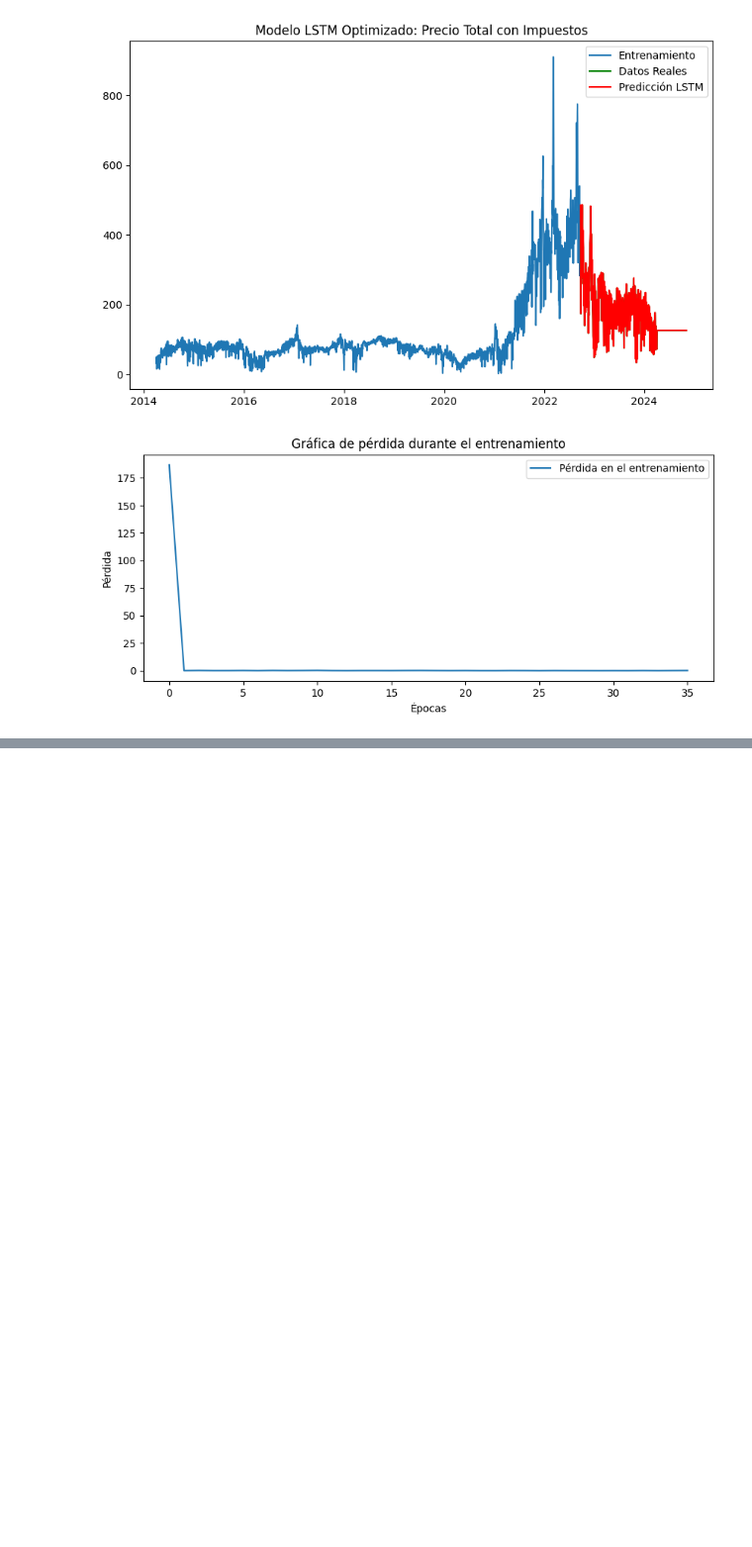
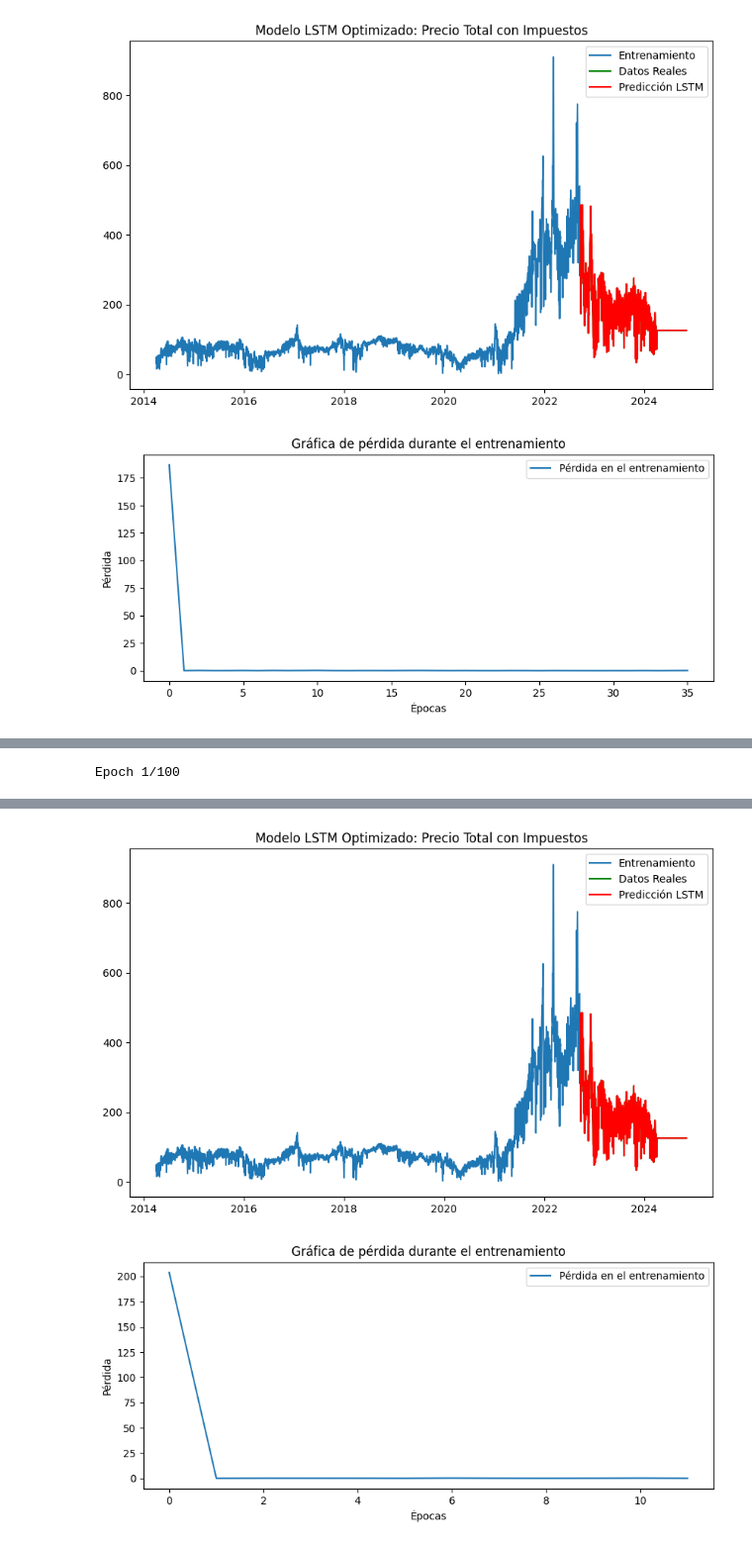
Before and after one commit to almagp123/TerraWatt, a Jupyter notebook: Terrawatt/Modelos_predicción/modelo_precios.ipynb, the cells around one changed output, grey strips where cells are left out. Shown at 99% size. Cells and saved outputs as stored; diff of their text form; code cells hidden in the pictures; blank space fills up the shorter version.

```diff
--- a/Terrawatt/Modelos_predicción/modelo_precios.ipynb
+++ b/Terrawatt/Modelos_predicción/modelo_precios.ipynb
@@ -94,0 +95,70 @@ WARNING:absl:You are saving your model as an HDF5 file via `model.save()` or `ke
+# %%
+import pandas as pd
+import numpy as np
+import tensorflow as tf
+from sklearn.metrics import mean_squared_error, r2_score
+import matplotlib.pyplot as plt
+
+# *1. Cargar el dataset*
+file_path = "../Limpieza_datos/Modelo_Precios_Met_Fest.csv"
+data = pd.read_csv(file_path, delimiter=';')
+
+# *2. Preprocesamiento del dataset*
+data['FECHA'] = pd.to_datetime(data['FECHA'])
+data = data.sort_values(by='FECHA')
+
+# *Filtrar la serie temporal de interés (Precio total con impuestos (€/MWh))*
+serie_temporal = data.set_index('FECHA')['Precio total con impuestos (€/MWh)'].dropna()
+
+# *3. División de los datos en entrenamiento y prueba (80% - 20%)*
+train_size = int(len(serie_temporal) * 0.8)
+train, test = serie_temporal.iloc[:train_size], serie_temporal.iloc[train_size:]
+
+# *Preparación de los datos para LSTM*
+X_train_nn = np.array(train).reshape(-1, 1, 1)  # Formato (samples, timesteps, features)
+X_test_nn = np.array(test).reshape(-1, 1, 1)
+
+# *4. Definición del modelo LSTM optimizado*
+model_lstm = tf.keras.Sequential([
+    tf.keras.layers.LSTM(100, activation='relu', input_shape=(1, 1), return_sequences=True),  # Más neuronas y return_sequences
+    tf.keras.layers.LSTM(50, activation='relu'),  # Segunda capa LSTM
+    tf.keras.layers.Dense(1)
+])
+
+model_lstm.compile(optimizer='adam', loss='mse')
+
+# *Callback para Early Stopping*
+early_stopping = tf.keras.callbacks.EarlyStopping(monitor='loss', patience=10, restore_best_weights=True)
+
+# *5. Entrenamiento del modelo*
+history = model_lstm.fit(X_train_nn, train.values, epochs=100, batch_size=32, verbose=1, callbacks=[early_stopping])
+
+# *6. Predicciones*
+predictions_lstm = model_lstm.predict(X_test_nn).flatten()
+
+# *7. Evaluación del modelo*
+rmse_lstm = np.sqrt(mean_squared_error(test, predictions_lstm))
+r2_lstm = r2_score(test, predictions_lstm)
+
+print(f"RMSE del Modelo LSTM Optimizado: {rmse_lstm:.2f}")
+print(f"R² del Modelo LSTM Optimizado: {r2_lstm:.2f}")
+
+# *8. Visualización de los resultados*
+plt.figure(figsize=(10, 6))
+plt.plot(train.index, train.values, label='Entrenamiento')
+plt.plot(test.index, test.values, label='Datos Reales', color='green')
+plt.plot(test.index, predictions_lstm, label='Predicción LSTM', color='red')
+plt.legend()
+plt.title('Modelo LSTM Optimizado: Precio Total con Impuestos')
+plt.show()
+
+# *9. Visualización de la pérdida*
+plt.figure(figsize=(10, 4))
+plt.plot(history.history['loss'], label='Pérdida en el entrenamiento')
+plt.title('Gráfica de pérdida durante el entrenamiento')
+plt.xlabel('Épocas')
+plt.ylabel('Pérdida')
+plt.legend()
+plt.show()
+# %% [output]
+Epoch 1/100
@@ -94,0 +182,2 @@ WARNING:absl:You are saving your model as an HDF5 file via `model.save()` or `ke
+[figure, added]
+[figure, added]
```
Also changed, not shown: parts of 3 cells of this notebook, 2 other files.
